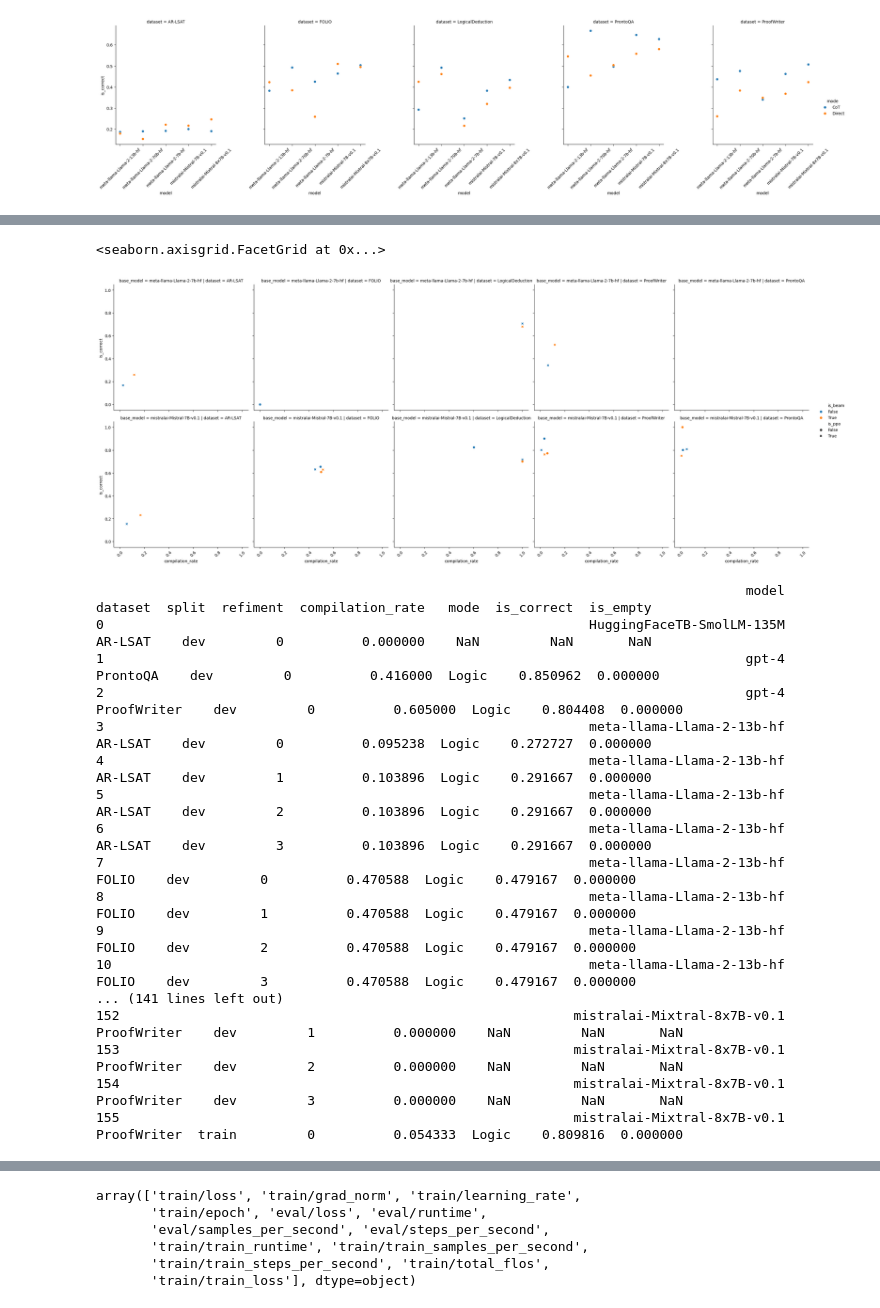
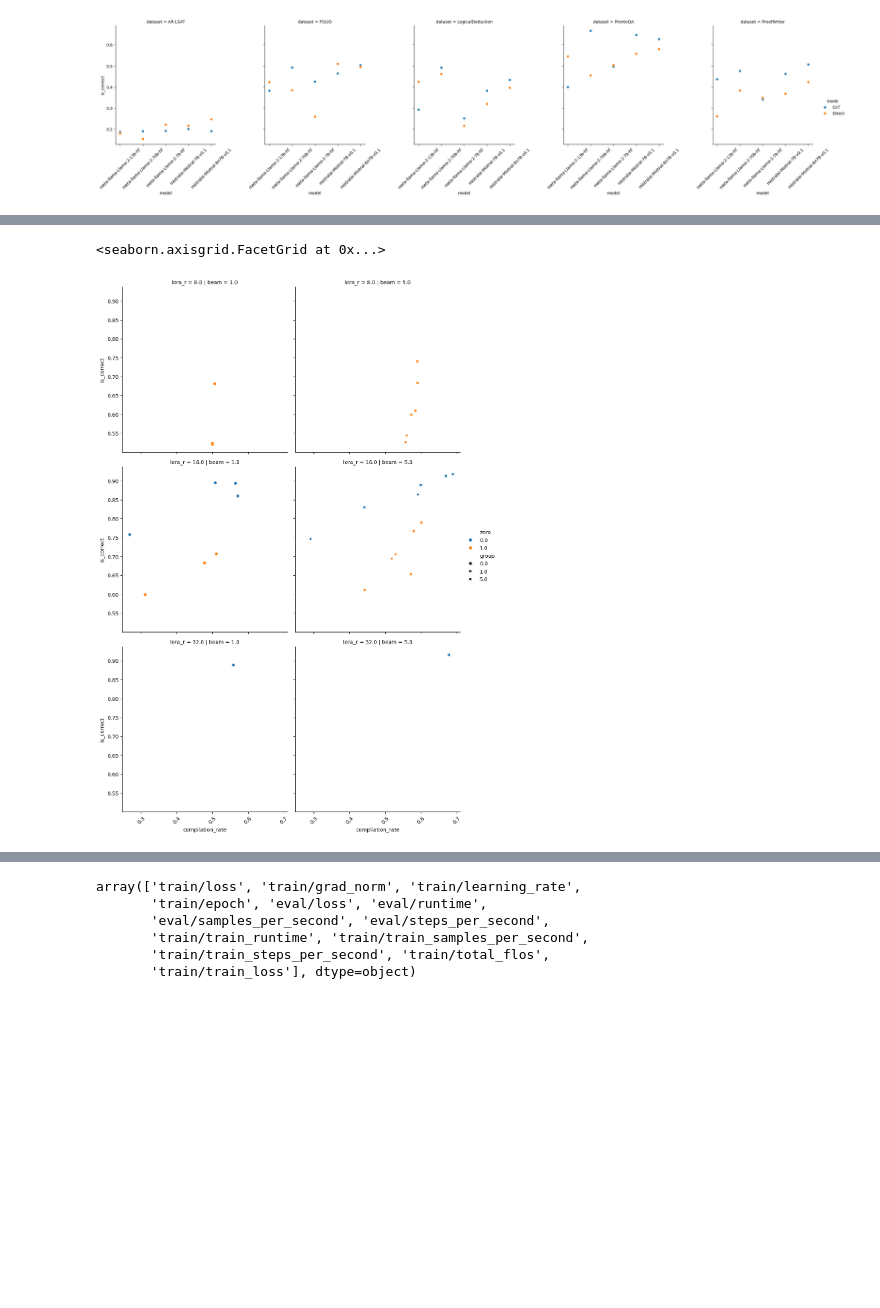
Before and after one commit to wernerolaf/Logic-LLM, a Jupyter notebook: results.ipynb, the cells around one changed output, grey strips where cells are left out. Saved outputs shown, nothing was run; the diff lists cells and outputs as text; code cells hidden in the pictures; blank space fills up the shorter version.

```diff
--- a/results.ipynb
+++ b/results.ipynb
@@ -495,0 +406,2 @@ results_summary['base_model'] = results_summary['model'].apply(extract_base_mode
+# %%
+results_summary = pd.concat([results_summary, results_summary['model'].apply(extract_model_info)], axis=1)
@@ -496,7 +424,5 @@ results_summary['base_model'] = results_summary['model'].apply(extract_base_mode
 # %%
-results_summary['is_tuned'] = results_summary['model'].str.contains('sft-best')
-results_summary['is_ppo'] = results_summary['model'].str.contains('ppo')
-results_summary['is_beam'] = results_summary['model'].str.contains('beam')
+results_summary['is_tuned'] = results_summary['model'].str.contains('sft')
 # %%
 results_summary = results_summary.rename(columns={"flag":"compilation_rate"})
 # %%
@@ -505,27 +431,7 @@ results_summary["is_empty"] = results_summary.is_empty.fillna(0)
 results_summary["compilation_rate"] = results_summary.compilation_rate.fillna(1)
 results_summary["mode"] = results_summary["mode"].fillna("Logic")
 # %%
-sns.relplot(data=results_summary.loc[(results_summary.split=="dev") & (results_summary.is_tuned==True)],x="compilation_rate",y="is_correct",col="dataset",row="base_model",hue="is_beam",style="is_ppo").tick_params(axis='x', rotation=45)
+sns.relplot(data=results_summary.loc[(results_filtered.last_zero==0) & (results_summary.dataset=="ProofWriter") & (results_summary.split=="dev") & (results_summary.is_tuned==True)],x="compilation_rate",y="is_correct",col="beam",row="lora_r",hue="zero",style="group").tick_params(axis='x', rotation=45)
 # %% [output]
 <seaborn.axisgrid.FacetGrid at 0x...>
-[figure, old version]
+[figure, new version]
-# %%
-print(results_summary.to_string())
-# %% [output]
-                                                                                   model           dataset  split  refiment  compilation_rate   mode  is_correct  is_empty
-0                                                              HuggingFaceTB-SmolLM-135M           AR-LSAT    dev         0          0.000000    NaN         NaN       NaN
-1                                                                                  gpt-4          ProntoQA    dev         0          0.416000  Logic    0.850962  0.000000
-2                                                                                  gpt-4       ProofWriter    dev         0          0.605000  Logic    0.804408  0.000000
-3                                                              meta-llama-Llama-2-13b-hf           AR-LSAT    dev         0          0.095238  Logic    0.272727  0.000000
-4                                                              meta-llama-Llama-2-13b-hf           AR-LSAT    dev         1          0.103896  Logic    0.291667  0.000000
-5                                                              meta-llama-Llama-2-13b-hf           AR-LSAT    dev         2          0.103896  Logic    0.291667  0.000000
-6                                                              meta-llama-Llama-2-13b-hf           AR-LSAT    dev         3          0.103896  Logic    0.291667  0.000000
-7                                                              meta-llama-Llama-2-13b-hf             FOLIO    dev         0          0.470588  Logic    0.479167  0.000000
-8                                                              meta-llama-Llama-2-13b-hf             FOLIO    dev         1          0.470588  Logic    0.479167  0.000000
-9                                                              meta-llama-Llama-2-13b-hf             FOLIO    dev         2          0.470588  Logic    0.479167  0.000000
-10                                                             meta-llama-Llama-2-13b-hf             FOLIO    dev         3          0.470588  Logic    0.479167  0.000000
-... (141 lines left out)
-152                                                          mistralai-Mixtral-8x7B-v0.1       ProofWriter    dev         1          0.000000    NaN         NaN       NaN
-153                                                          mistralai-Mixtral-8x7B-v0.1       ProofWriter    dev         2          0.000000    NaN         NaN       NaN
-154                                                          mistralai-Mixtral-8x7B-v0.1       ProofWriter    dev         3          0.000000    NaN         NaN       NaN
-155                                                          mistralai-Mixtral-8x7B-v0.1       ProofWriter  train         0          0.054333  Logic    0.809816  0.000000
```
Also changed, not shown: parts of 65 cells of this notebook, 16 other files.
